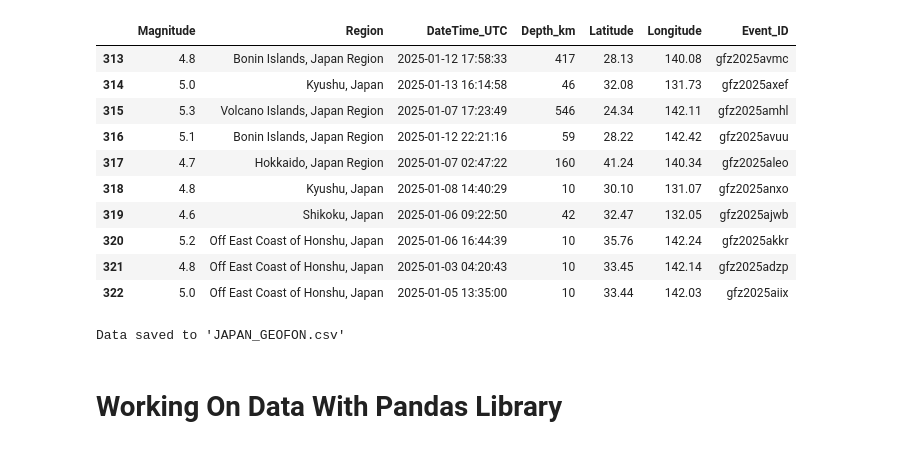
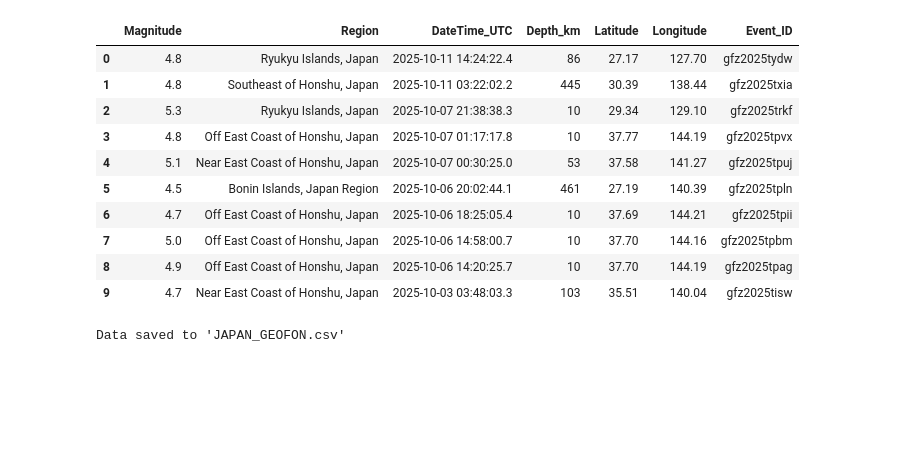
Before and after one commit to rezp8/earthquakeDataAnalysis, a Jupyter notebook: GeoFON.ipynb, the cells around one changed output. Cells and saved outputs as stored; diff of their text form; code cells hidden in the pictures; blank space fills up the shorter version.

```diff
--- a/GeoFON.ipynb
+++ b/GeoFON.ipynb
@@ -4,13 +5,15 @@ from bs4 import BeautifulSoup
 import pandas as pd
 from datetime import datetime
 # %%
-def fetch_earthquake_data(datemin='2025-09-10', datemax='2025-10-11', latmax=46,
-                        lonmin=123, lonmax=146, latmin=24, magmin=1, fmt='html', nmax=1000):
+def fetch_earthquake_data(datemin='2025-09-15', datemax='2025-10-19', latmax=46,
+                        lonmin=123, lonmax=146, latmin=24, magmin=1, fmt='html', nmax=200):
     """
     Fetch earthquake data from GEOFON for Japan region.
     """
+    # Base URL
     base_url = 'https://geofon.gfz.de/eqinfo/list.php'
 
+    # Build parameters dictionary
     params = {
         'datemin': datemin,
         'datemax': datemax,
@@ -23,9 +26,12 @@ def fetch_earthquake_data(datemin='2025-09-10', datemax='2025-10-11', latmax=46,
         'nmax': nmax
     }
 
+    # Make the request
     print(f"Fetching data from {base_url}...")
     response = requests.get(base_url, params=params)
     response.raise_for_status()  # Raise an error for bad status codes
+
+    # Parse HTML with BeautifulSoup
     soup = BeautifulSoup(response.content, 'html.parser')
 
     # Find the earthquake list container
@@ -36,6 +42,7 @@ def fetch_earthquake_data(datemin='2025-09-10', datemax='2025-10-11', latmax=46,
 
     earthquakes = []
 
+    # Find all earthquake event rows
     # Each earthquake is in a div with class "flex-row row eqinfo-all"
     # Find even and odd rows separately
     evn_event_rows = soup.find_all('div', class_='flex-row row eqinfo-all evnrow')
@@ -50,7 +57,6 @@ def fetch_earthquake_data(datemin='2025-09-10', datemax='2025-10-11', latmax=46,
             event_rows.append(evn_event_rows[i])
         if i < len(odd_event_rows):
             event_rows.append(odd_event_rows[i])
-
     for row in event_rows:
         try:
             # Extract magnitude from the magbox span
@@ -69,11 +75,12 @@ def fetch_earthquake_data(datemin='2025-09-10', datemax='2025-10-11', latmax=46,
             region_div = row.find('div', title=True)
             coordinates = region_div.get('title', '') if region_div else ''
 
+            # Parse coordinates (format: "127.70°E, 27.17°N")
             latitude = None
             longitude = None
             if coordinates:
                 try:
-                    # Split by comma
+                    # Split by comma and extract lat/lon
                     parts = coordinates.split(', ')
                     if len(parts) == 2:
                         lon_part = parts[0].replace('°E', '').replace('°W', '')
@@ -88,7 +95,7 @@ def fetch_earthquake_data(datemin='2025-09-10', datemax='2025-10-11', latmax=46,
             time_depth_text = time_depth_row.get_text(strip=True)
 
             # Parse time and depth
-            # checking the format: "2025-10-11 14:24:22.4 (≤2 h ago) 86*"
+            # Format: "2025-10-11 14:24:22.4 (≤2 h ago) 86*"
             time_text = ""
             depth_text = ""
 
@@ -99,16 +106,18 @@ def fetch_earthquake_data(datemin='2025-09-10', datemax='2025-10-11', latmax=46,
                 time_span.extract()
                 time_text = time_depth_row.get_text(strip=True)
                 # Clean up time text (remove relative time info)
-                time_text = str(time_text.split('(')[0].strip().split('.')[0].strip())
-                depth_text = str(time_span.get_text(strip=True).replace('*', '').strip())
+                time_text = time_text.split('(')[0].strip()
+
+                # Extract depth from the removed span
+                depth_text = time_span.get_text(strip=True).replace('*', '').strip()
             else:
                 # Fallback: try to extract from the full text
-                time_text = str(time_depth_text.split('(')[0].strip().split('.')[0].strip())
-
+                time_text = time_depth_text.split('(')[0].strip()
+                # Look for depth pattern
                 import re
                 depth_match = re.search(r'(\d+)\*?$', time_depth_text)
                 if depth_match:
-                    depth_text = str(depth_match.group(1))
+                    depth_text = depth_match.group(1)
 
             # Extract event ID from the parent link
             parent_link = row.find_parent('a')
@@ -133,6 +142,7 @@ def fetch_earthquake_data(datemin='2025-09-10', datemax='2025-10-11', latmax=46,
             print(f"Error parsing earthquake data: {e}")
             continue
 
+    # Create DataFrame
     df = pd.DataFrame(earthquakes)
 
     print(f"Successfully fetched {len(df)} earthquake records")
@@ -140,14 +150,13 @@ def fetch_earthquake_data(datemin='2025-09-10', datemax='2025-10-11', latmax=46,
 # %%
 # you can use this function with different parameters to get different data
 # df = fetch_earthquake_data(
-#     datemin='2024-03-02',
-#     datemax='2025-10-11',
-#     magmin=5.0 , # Only earthquakes with magnitude 5.0 or higher
-#     nmax=500
+#     datemin='2025-09-15',
+#     datemax='2025-10-19',
+#     magmin=5.0  # Only earthquakes with magnitude 5.0 or higher
 # )
 # you can use this function to get all the data based on the default parameters
-df = fetch_earthquake_data(datemin='2025-01-01')
+df = fetch_earthquake_data()
 print("\nEarthquake Data:")
-df.tail(10)
+df.head(10)
 # %% [output]
 Fetching data from https://geofon.gfz.de/eqinfo/list.php...
@@ -155,21 +164,19 @@ Successfully fetched 323 earthquake records
 
 Earthquake Data:
 |  | Magnitude | Region | DateTime_UTC | Depth_km | Latitude | Longitude | Event_ID |
-| 313 | 4.8 | Bonin Islands, Japan Region | 2025-01-12 17:58:33 | 417 | 28.13 | 140.08 | gfz2025avmc |
-| 314 | 5.0 | Kyushu, Japan | 2025-01-13 16:14:58 | 46 | 32.08 | 131.73 | gfz2025axef |
-| 315 | 5.3 | Volcano Islands, Japan Region | 2025-01-07 17:23:49 | 546 | 24.34 | 142.11 | gfz2025amhl |
-| 316 | 5.1 | Bonin Islands, Japan Region | 2025-01-12 22:21:16 | 59 | 28.22 | 142.42 | gfz2025avuu |
-| 317 | 4.7 | Hokkaido, Japan Region | 2025-01-07 02:47:22 | 160 | 41.24 | 140.34 | gfz2025aleo |
-| 318 | 4.8 | Kyushu, Japan | 2025-01-08 14:40:29 | 10 | 30.10 | 131.07 | gfz2025anxo |
-| 319 | 4.6 | Shikoku, Japan | 2025-01-06 09:22:50 | 42 | 32.47 | 132.05 | gfz2025ajwb |
-| 320 | 5.2 | Off East Coast of Honshu, Japan | 2025-01-06 16:44:39 | 10 | 35.76 | 142.24 | gfz2025akkr |
-| 321 | 4.8 | Off East Coast of Honshu, Japan | 2025-01-03 04:20:43 | 10 | 33.45 | 142.14 | gfz2025adzp |
-| 322 | 5.0 | Off East Coast of Honshu, Japan | 2025-01-05 13:35:00 | 10 | 33.44 | 142.03 | gfz2025aiix |
+| 0 | 4.8 | Ryukyu Islands, Japan | 2025-10-11 14:24:22.4 | 86 | 27.17 | 127.70 | gfz2025tydw |
+| 1 | 4.8 | Southeast of Honshu, Japan | 2025-10-11 03:22:02.2 | 445 | 30.39 | 138.44 | gfz2025txia |
+| 2 | 5.3 | Ryukyu Islands, Japan | 2025-10-07 21:38:38.3 | 10 | 29.34 | 129.10 | gfz2025trkf |
+| 3 | 4.8 | Off East Coast of Honshu, Japan | 2025-10-07 01:17:17.8 | 10 | 37.77 | 144.19 | gfz2025tpvx |
+| 4 | 5.1 | Near East Coast of Honshu, Japan | 2025-10-07 00:30:25.0 | 53 | 37.58 | 141.27 | gfz2025tpuj |
+| 5 | 4.5 | Bonin Islands, Japan Region | 2025-10-06 20:02:44.1 | 461 | 27.19 | 140.39 | gfz2025tpln |
+| 6 | 4.7 | Off East Coast of Honshu, Japan | 2025-10-06 18:25:05.4 | 10 | 37.69 | 144.21 | gfz2025tpii |
+| 7 | 5.0 | Off East Coast of Honshu, Japan | 2025-10-06 14:58:00.7 | 10 | 37.70 | 144.16 | gfz2025tpbm |
+| 8 | 4.9 | Off East Coast of Honshu, Japan | 2025-10-06 14:20:25.7 | 10 | 37.70 | 144.19 | gfz2025tpag |
+| 9 | 4.7 | Near East Coast of Honshu, Japan | 2025-10-03 03:48:03.3 | 103 | 35.51 | 140.04 | gfz2025tisw |
 # %%
 # Save data to CSV file
 df.to_csv('JAPAN_GEOFON.csv', index=False, encoding='utf-8')
 print("Data saved to 'JAPAN_GEOFON.csv'")
 # %% [output]
 Data saved to 'JAPAN_GEOFON.csv'
-# %% [markdown]
-# Working On Data With Pandas Library
```
Also changed, not shown: parts of 14 cells of this notebook, 1 other file.
